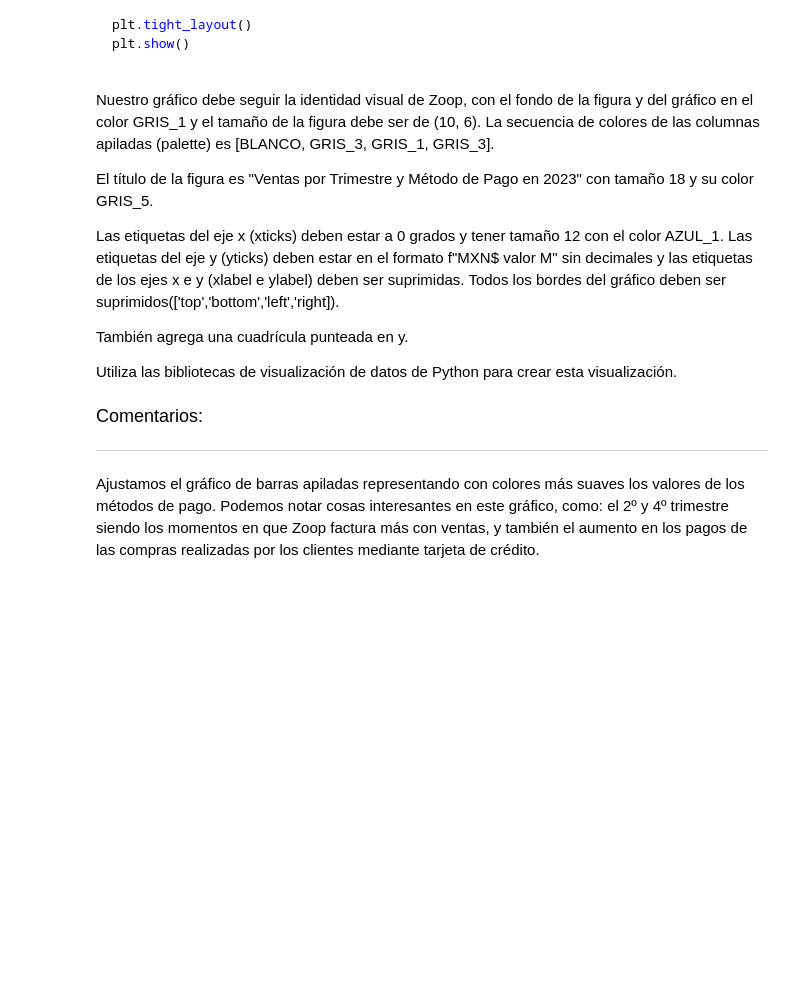
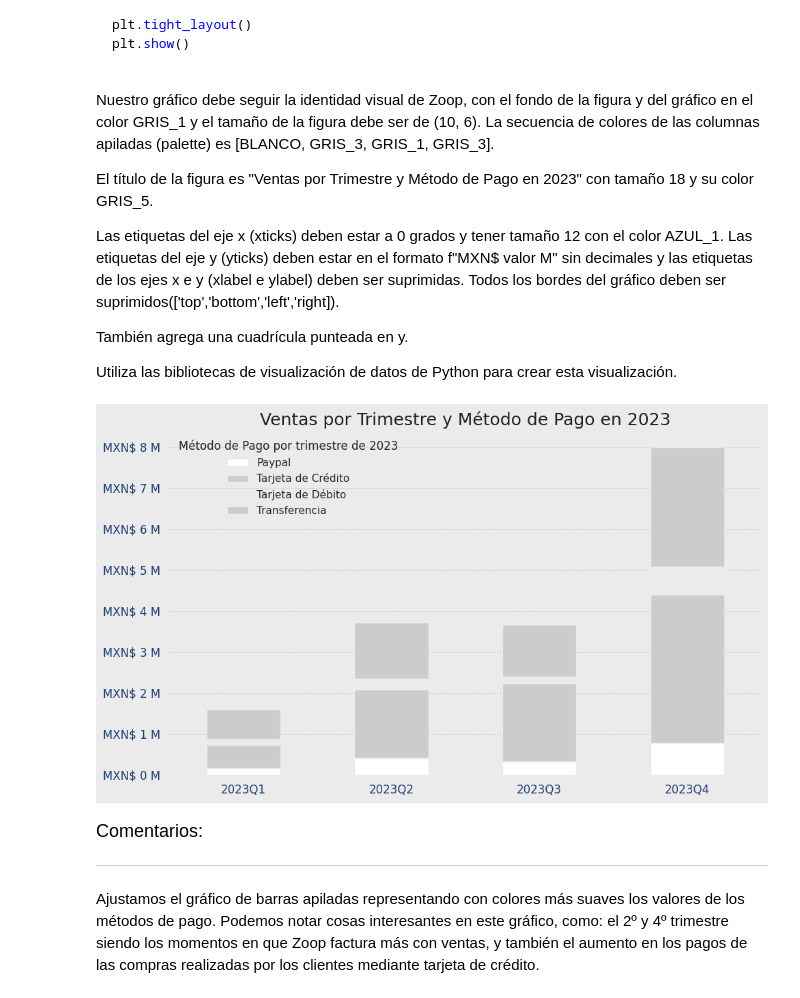
Before and after one commit to Cesar-Curitol/IA_aplicada_a_la_ciencia_de_datos, a Jupyter notebook: IA_aplicada_a_ciencia_de_datos.ipynb, the cells around one changed output. Drawn from its saved outputs; the diff is of its cells as text; code cells hidden in the pictures; blank space fills up the shorter version.

```diff
--- a/IA_aplicada_a_ciencia_de_datos.ipynb
+++ b/IA_aplicada_a_ciencia_de_datos.ipynb
@@ -1842,3 +1894,7 @@ Utiliza las bibliotecas de visualización de datos de Python para crear esta vis
+# %%
+ventas_trimestre().show()
+# %% [output]
+[figure, added]
 # %% [markdown]
 <font color="7b71ff" size=4> Comentarios: </font>
 
```
Also changed, not shown: parts of 11 cells of this notebook.
